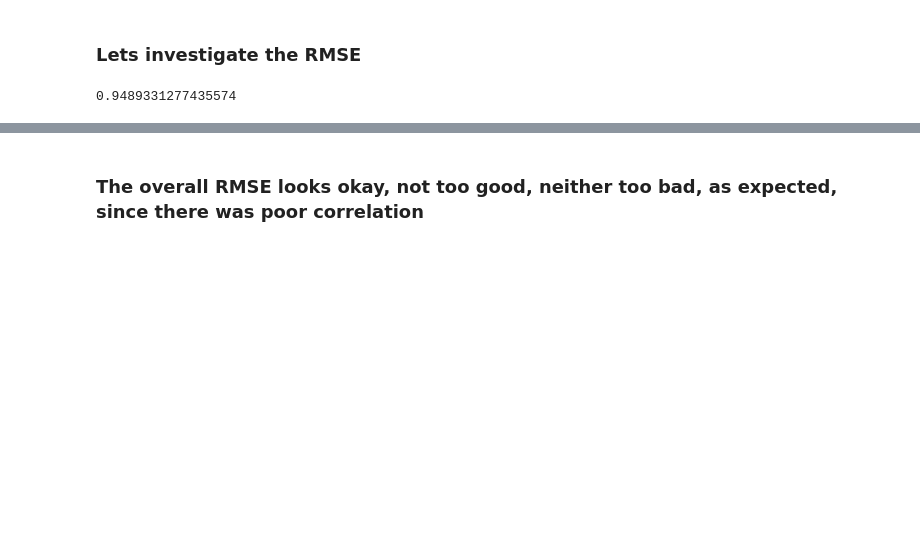
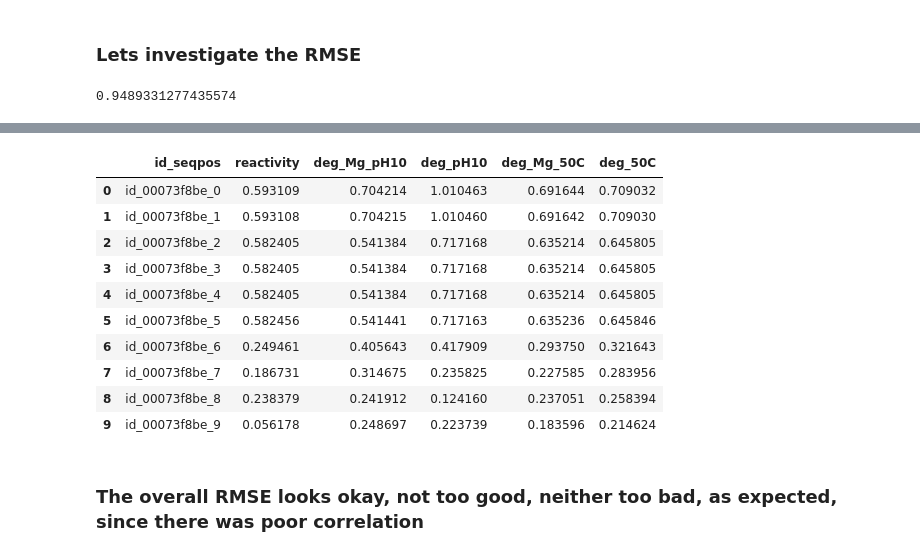
Before and after one commit to sumaniitm/kaggle-mRNA-feature-engineering, a Jupyter notebook: notebook-covid19-mrna.ipynb, the cells around one changed output, grey strips where cells are left out. Drawn from its saved outputs; the diff is of its cells as text; code cells hidden in the pictures; blank space fills up the shorter version.

```diff
--- a/notebook-covid19-mrna.ipynb
+++ b/notebook-covid19-mrna.ipynb
@@ -581,3 +697,18 @@ print(rmse)
+# %%
+submission_df = seqn_test_df_predictions[['id_seqpos','reactivity','deg_Mg_pH10','deg_pH10','deg_Mg_50C','deg_50C']]
+submission_df.head(10)
+# %% [output]
+|  | id_seqpos | reactivity | deg_Mg_pH10 | deg_pH10 | deg_Mg_50C | deg_50C |
+| 0 | id_00073f8be_0 | 0.593109 | 0.704214 | 1.010463 | 0.691644 | 0.709032 |
+| 1 | id_00073f8be_1 | 0.593108 | 0.704215 | 1.010460 | 0.691642 | 0.709030 |
+| 2 | id_00073f8be_2 | 0.582405 | 0.541384 | 0.717168 | 0.635214 | 0.645805 |
+| 3 | id_00073f8be_3 | 0.582405 | 0.541384 | 0.717168 | 0.635214 | 0.645805 |
+| 4 | id_00073f8be_4 | 0.582405 | 0.541384 | 0.717168 | 0.635214 | 0.645805 |
+| 5 | id_00073f8be_5 | 0.582456 | 0.541441 | 0.717163 | 0.635236 | 0.645846 |
+| 6 | id_00073f8be_6 | 0.249461 | 0.405643 | 0.417909 | 0.293750 | 0.321643 |
+| 7 | id_00073f8be_7 | 0.186731 | 0.314675 | 0.235825 | 0.227585 | 0.283956 |
+| 8 | id_00073f8be_8 | 0.238379 | 0.241912 | 0.124160 | 0.237051 | 0.258394 |
+| 9 | id_00073f8be_9 | 0.056178 | 0.248697 | 0.223739 | 0.183596 | 0.214624 |
 # %% [markdown]
 ### The overall RMSE looks okay, not too good, neither too bad, as expected, since there was poor correlation
 # %%
```
Also changed, not shown: parts of 11 cells of this notebook.
